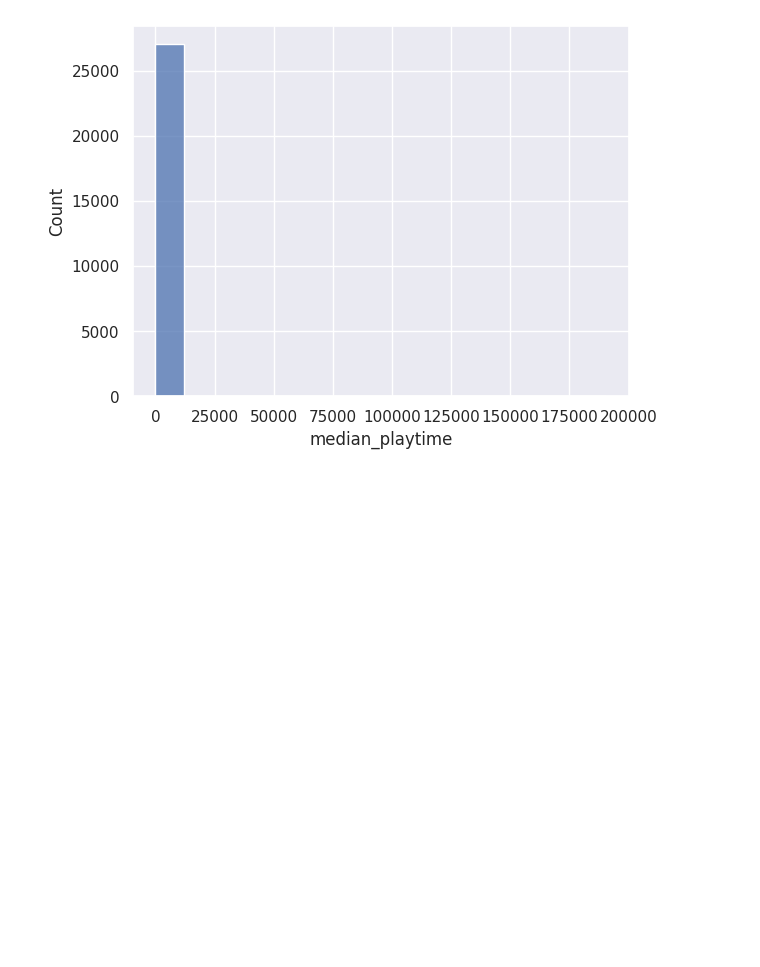
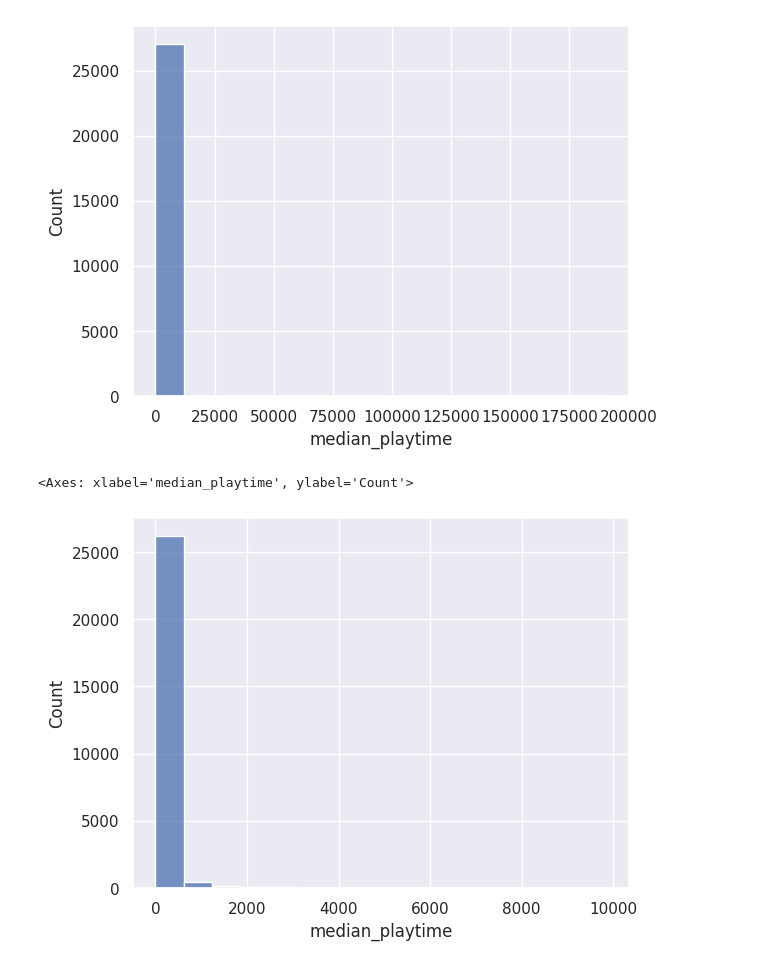
Before and after one commit to nefelibata28/usg, a Jupyter notebook: notebooks/data_cleaning.ipynb, the cells around one changed output. Drawn from its saved outputs; the diff is of its cells as text; code cells hidden in the pictures; blank space fills up the shorter version.

Commit message:
Update data_cleaning notebook

```diff
--- a/notebooks/data_cleaning.ipynb
+++ b/notebooks/data_cleaning.ipynb
@@ -26,3 +36,9 @@ sb.histplot(data=kaggle_steam["median_playtime"])
 # %% [output]
 <Axes: xlabel='median_playtime', ylabel='Count'>
 [figure]
+# %%
+median_playtime = kaggle_steam['median_playtime']
+sb.histplot(data=median_playtime.loc[(median_playtime < 10000)])
+# %% [output]
+<Axes: xlabel='median_playtime', ylabel='Count'>
+[figure, added]
```
Also changed, not shown: parts of 2 cells of this notebook.
